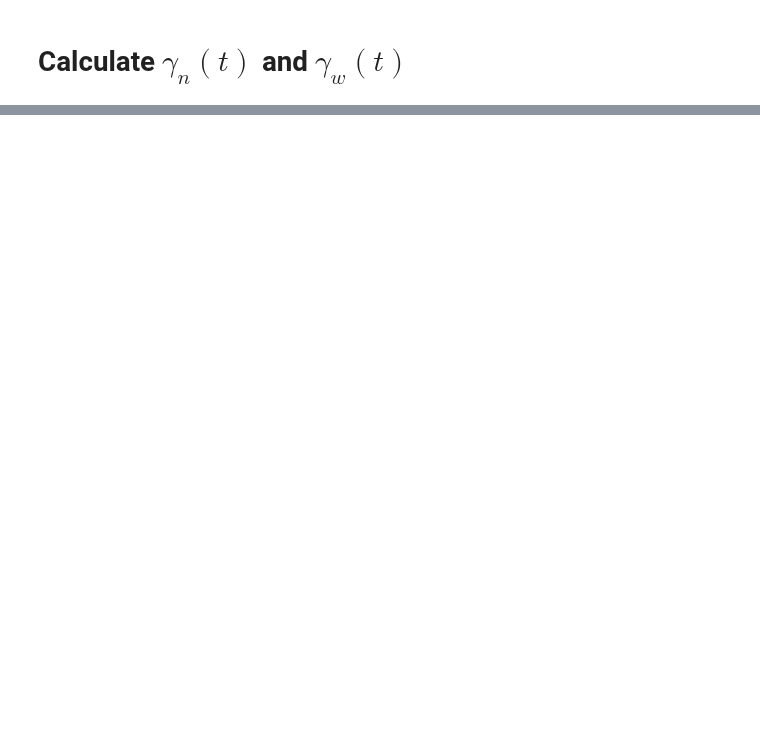
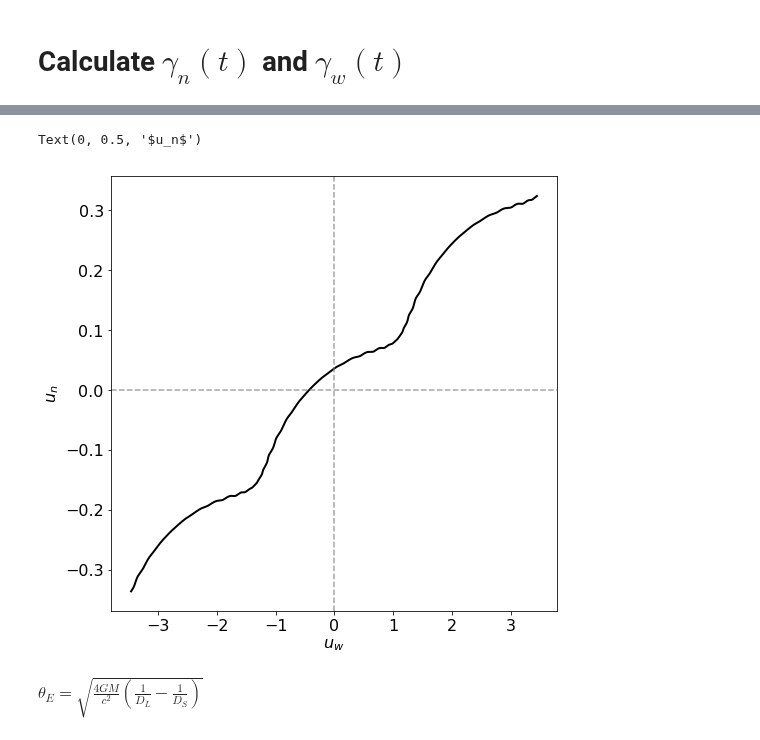
Before and after one commit to fbartolic/caustic, a Jupyter notebook: caustic/notebooks/testing_parallax_implementation.ipynb, the cells around one changed output, grey strips where cells are left out. Saved outputs shown, nothing was run; the diff lists cells and outputs as text; code cells hidden in the pictures; blank space fills up the shorter version.

```diff
--- a/caustic/notebooks/testing_parallax_implementation.ipynb
+++ b/caustic/notebooks/testing_parallax_implementation.ipynb
@@ -176,0 +169,18 @@ u_ddot
+# %%
+u_w, u_n = compute_u(t_, 0.01, t0, 1/tE*0.4, 0.1, 0.2)
+
+
+fig, ax = plt.subplots(figsize=(8,8))
+ax.plot(u_w, u_n, color='black', lw=2.)
+ax.axvline(0., color='grey', linestyle='dashed', alpha=0.7)
+ax.axhline(0., color='grey', linestyle='dashed', alpha=0.7)
+# ax.grid()
+ax.set_xlabel(r'$u_w$')
+ax.set_ylabel('$u_n$')
+# ax.set_xlim(-10, 10)
+# ax.set_ylim(-10, 10)
+# %% [output]
+Text(0, 0.5, '$u_n$')
+[figure, added]
+# %% [markdown]
+$\theta_E=\sqrt{\frac{4GM}{c^2}\left(\frac{1}{D_L}-\frac{1}{D_S}\right)}$
```
Also changed, not shown: parts of 22 cells of this notebook, 16 other files.
